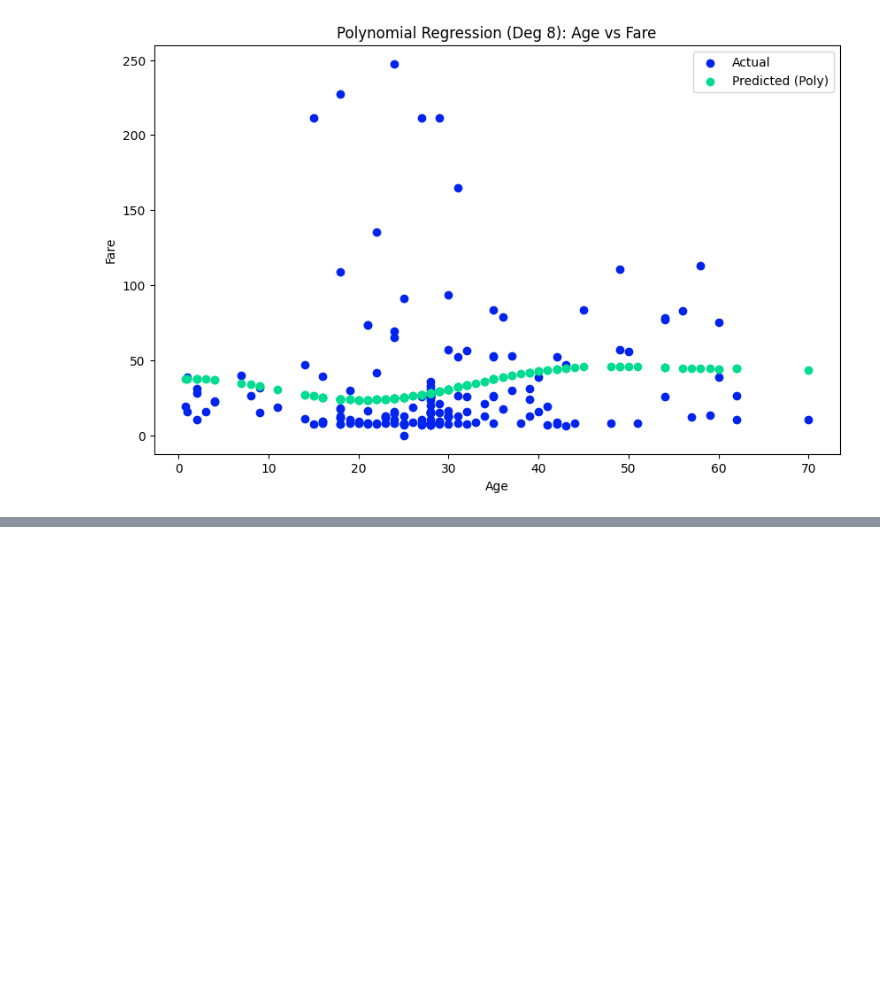
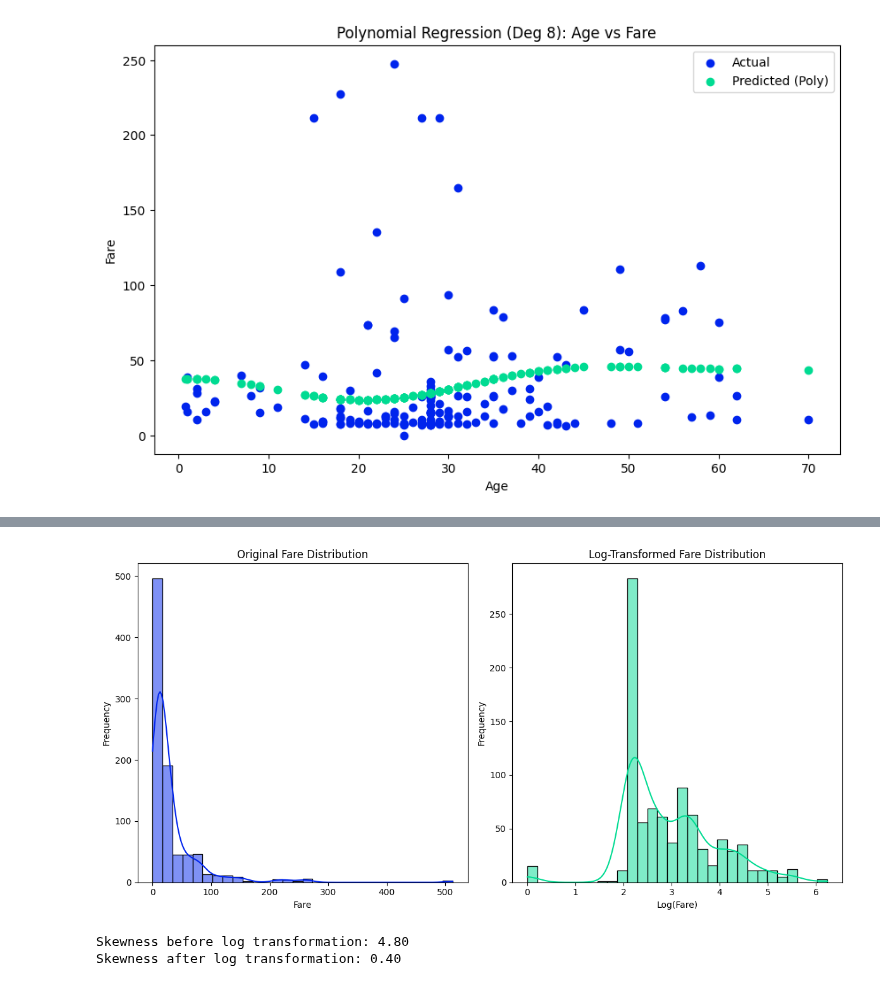
Before and after one commit to Bdowdle4/applied-ml-dowdle, a Jupyter notebook: lab04/ml04_dowdle.ipynb, the cells around one changed output, grey strips where cells are left out. Cells and saved outputs as stored; diff of their text form; code cells hidden in the pictures; blank space fills up the shorter version.

```diff
--- a/lab04/ml04_dowdle.ipynb
+++ b/lab04/ml04_dowdle.ipynb
@@ -500,0 +703,35 @@ Based on the scatter plots, the degree 3 model seems to perform better by provid
+# %%
+# Log-transform the target variable (Fare)
+y1_log = np.log1p(y1)
+
+# Calculate skewness before and after log transformation
+skew_before = y1.skew()
+skew_after = y1_log.skew()
+
+# Plot histograms to visualize the distributions
+plt.figure(figsize=(12, 6))
+# Before
+plt.subplot(1, 2, 1)
+sns.histplot(y1, bins=30, kde=True, color='#0024ED', edgecolor='black')
+# Create title and labels
+plt.title(f'Original Fare Distribution')
+plt.xlabel('Fare')
+plt.ylabel('Frequency')
+# After
+plt.subplot(1, 2, 2)
+sns.histplot(y1_log, bins=30, kde=True, color='#00DB92', edgecolor='black')
+# Create title and labels
+plt.title(f'Log-Transformed Fare Distribution')
+plt.xlabel('Log(Fare)')
+plt.ylabel('Frequency')
+# Show the plot
+plt.tight_layout()
+plt.show()
+
+# Show skewness comparison
+print(f"Skewness before log transformation: {skew_before:.2f}")
+print(f"Skewness after log transformation: {skew_after:.2f}")
+# %% [output]
+[figure, added]
+Skewness before log transformation: 4.80
+Skewness after log transformation: 0.40
```
Also changed, not shown: parts of 8 cells of this notebook.
